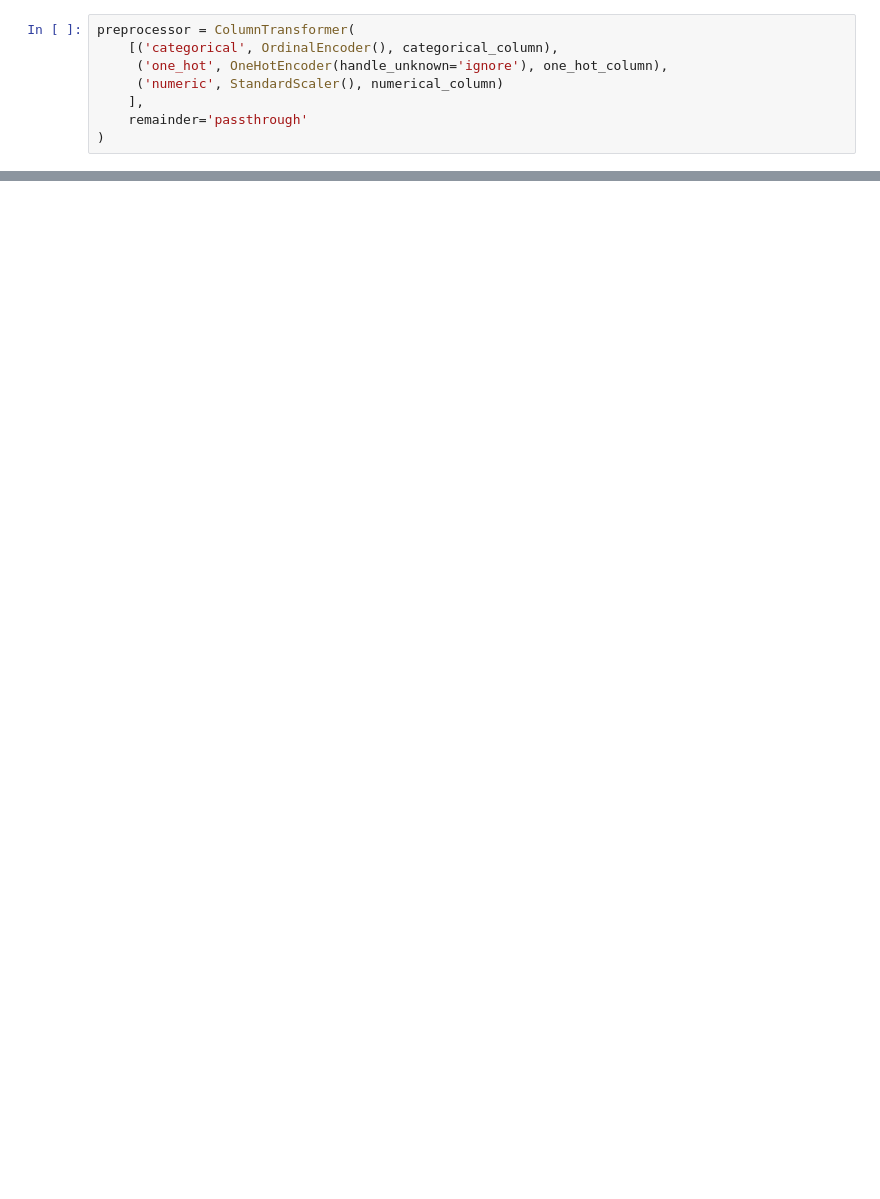
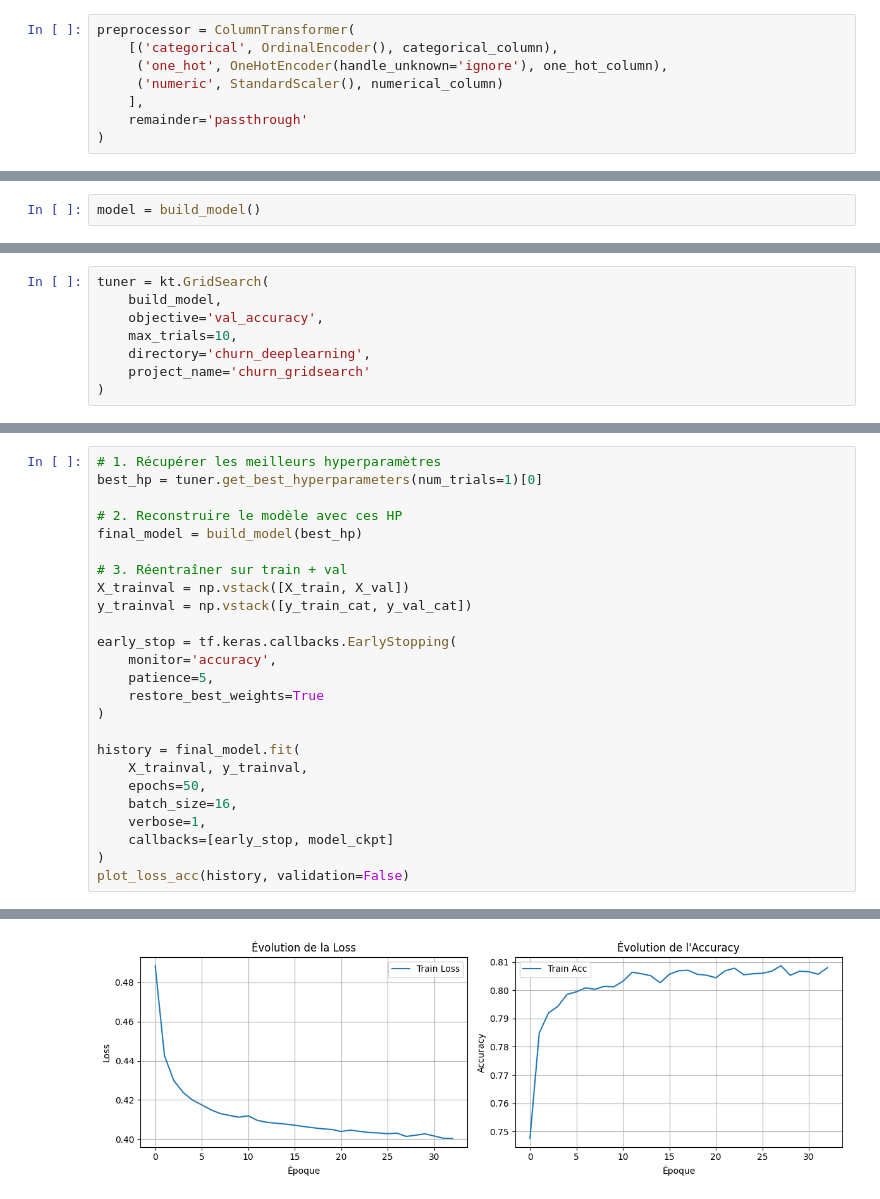
Before and after one commit to gvannesson/churn_deeplearning, a Jupyter notebook: modelisation_gauthier.ipynb, the cells around one changed output, grey strips where cells are left out. Cells and saved outputs as stored; diff of their text form; blank space fills up the shorter version.

```diff
--- a/modelisation_gauthier.ipynb
+++ b/modelisation_gauthier.ipynb
@@ -306,0 +353,2 @@ weighted avg       0.76      0.78      0.77      1407
+# %%
+model = build_model()
@@ -327,0 +475,8 @@ mylist
+# %%
+tuner = kt.GridSearch(
+    build_model,
+    objective='val_accuracy',
+    max_trials=10,
+    directory='churn_deeplearning',
+    project_name='churn_gridsearch'
+)
@@ -327,0 +558,26 @@ mylist
+# %%
+# 1. Récupérer les meilleurs hyperparamètres
+best_hp = tuner.get_best_hyperparameters(num_trials=1)[0]
+
+# 2. Reconstruire le modèle avec ces HP
+final_model = build_model(best_hp)
+
+# 3. Réentraîner sur train + val
+X_trainval = np.vstack([X_train, X_val])
+y_trainval = np.vstack([y_train_cat, y_val_cat])
+
+early_stop = tf.keras.callbacks.EarlyStopping(
+    monitor='accuracy',
+    patience=5,
+    restore_best_weights=True
+)
+
+history = final_model.fit(
+    X_trainval, y_trainval,
+    epochs=50,
+    batch_size=16,
+    verbose=1,
+    callbacks=[early_stop, model_ckpt]
+)
+plot_loss_acc(history, validation=False)
+# %% [output]
@@ -327,0 +601 @@ mylist
+[figure, added]
```
Also changed, not shown: parts of 54 cells of this notebook, 55 other files.
